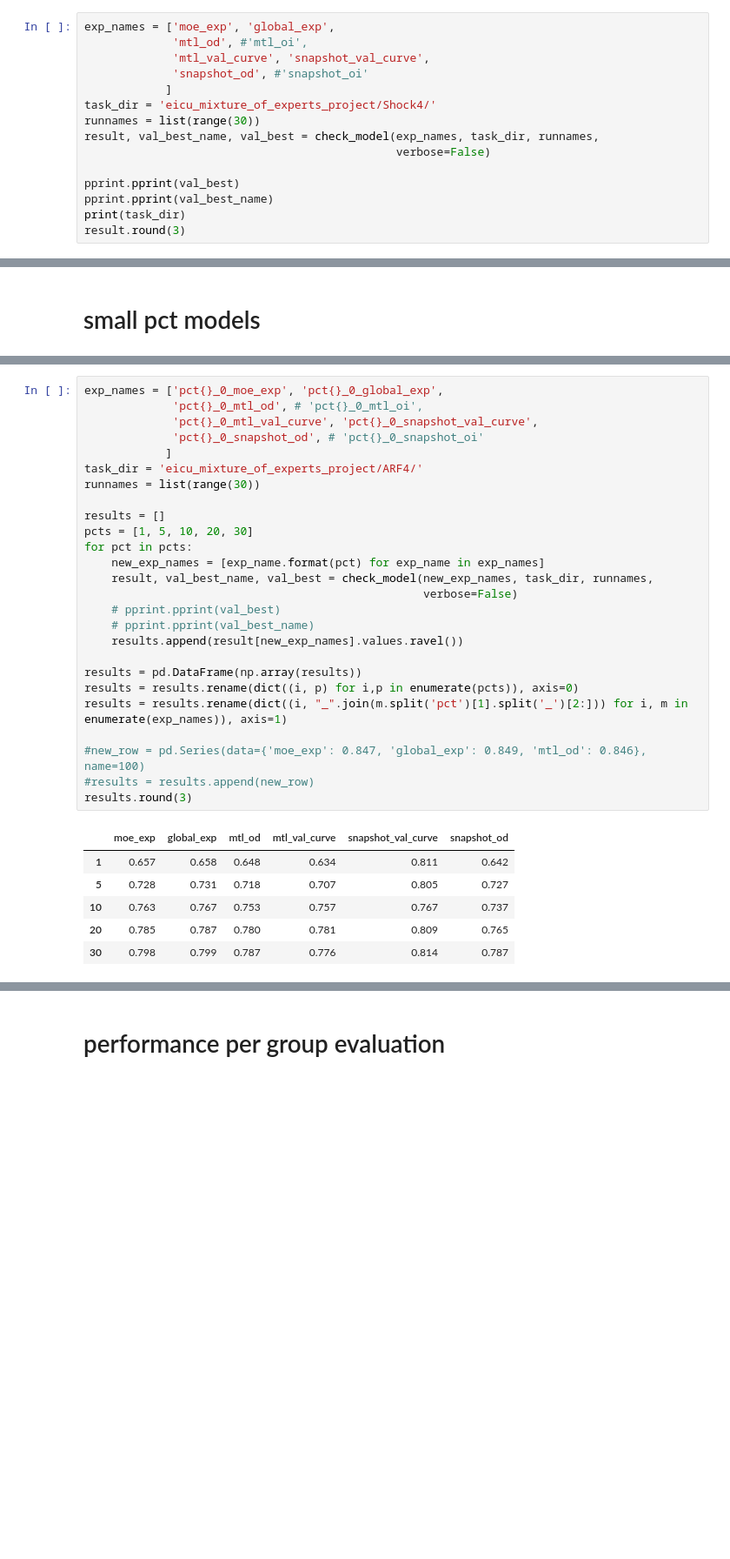
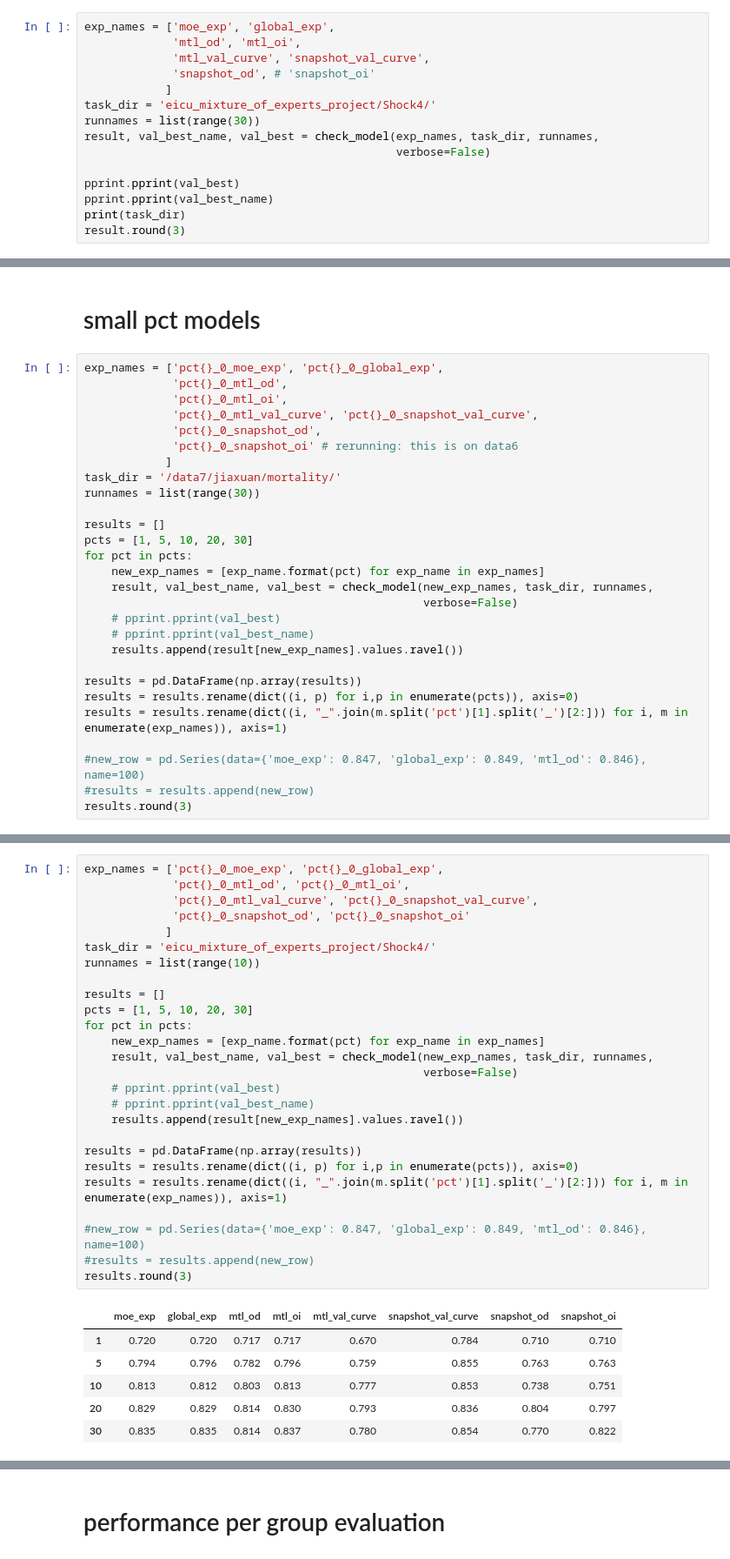
Before and after one commit to nathanwang000/mixture_of_experts_project, a Jupyter notebook: inspect_result.ipynb, the cells around one changed output, grey strips where cells are left out. Shown: that part at 87% size. Saved outputs shown, nothing was run; the diff lists cells and outputs as text; blank space fills up the shorter version.

```diff
--- a/inspect_result.ipynb
+++ b/inspect_result.ipynb
@@ -161,9 +161,9 @@ eicu_mixture_of_experts_project/ARF4/
 | micro auc | 0.825 | 0.824 | 0.809 | 0.817 | 0.809 | 0.805 | 0.807 | 0.771 |
 # %%
 exp_names = ['moe_exp', 'global_exp',
-             'mtl_od', #'mtl_oi',
+             'mtl_od', 'mtl_oi',
              'mtl_val_curve', 'snapshot_val_curve',
-             'snapshot_od', #'snapshot_oi'
+             'snapshot_od', # 'snapshot_oi'
             ]
 task_dir = 'eicu_mixture_of_experts_project/Shock4/'
 runnames = list(range(30))
@@ -193,2 +195,30 @@ eicu_mixture_of_experts_project/Shock4/
 # %% [markdown]
 # small pct models
+# %%
+exp_names = ['pct{}_0_moe_exp', 'pct{}_0_global_exp',
+             'pct{}_0_mtl_od',
+             'pct{}_0_mtl_oi',
+             'pct{}_0_mtl_val_curve', 'pct{}_0_snapshot_val_curve',
+             'pct{}_0_snapshot_od',
+             'pct{}_0_snapshot_oi' # rerunning: this is on data6
+            ]
+task_dir = '/data7/jiaxuan/mortality/'
+runnames = list(range(30))
+
+results = []
+pcts = [1, 5, 10, 20, 30]
+for pct in pcts:
+    new_exp_names = [exp_name.format(pct) for exp_name in exp_names]
+    result, val_best_name, val_best = check_model(new_exp_names, task_dir, runnames,
+                                                  verbose=False)
+    # pprint.pprint(val_best)
+    # pprint.pprint(val_best_name)
+    results.append(result[new_exp_names].values.ravel())
+
+results = pd.DataFrame(np.array(results))
+results = results.rename(dict((i, p) for i,p in enumerate(pcts)), axis=0)
+results = results.rename(dict((i, "_".join(m.split('pct')[1].split('_')[2:])) for i, m in enumerate(exp_names)), axis=1)
+
+#new_row = pd.Series(data={'moe_exp': 0.847, 'global_exp': 0.849, 'mtl_od': 0.846}, name=100)
+#results = results.append(new_row)
+results.round(3)
@@ -246,33 +283,33 @@ plt.show()
 # %%
 exp_names = ['pct{}_0_moe_exp', 'pct{}_0_global_exp',
-             'pct{}_0_mtl_od', # 'pct{}_0_mtl_oi',
+             'pct{}_0_mtl_od', 'pct{}_0_mtl_oi',
              'pct{}_0_mtl_val_curve', 'pct{}_0_snapshot_val_curve',
-             'pct{}_0_snapshot_od', # 'pct{}_0_snapshot_oi'
+             'pct{}_0_snapshot_od', 'pct{}_0_snapshot_oi'
             ]
-task_dir = 'eicu_mixture_of_experts_project/ARF4/'
-runnames = list(range(30))
+task_dir = 'eicu_mixture_of_experts_project/Shock4/'
+runnames = list(range(10))
 
 results = []
 pcts = [1, 5, 10, 20, 30]
 for pct in pcts:
     new_exp_names = [exp_name.format(pct) for exp_name in exp_names]
     result, val_best_name, val_best = check_model(new_exp_names, task_dir, runnames,
                                                   verbose=False)
     # pprint.pprint(val_best)
     # pprint.pprint(val_best_name)
     results.append(result[new_exp_names].values.ravel())
 
 results = pd.DataFrame(np.array(results))
 results = results.rename(dict((i, p) for i,p in enumerate(pcts)), axis=0)
 results = results.rename(dict((i, "_".join(m.split('pct')[1].split('_')[2:])) for i, m in enumerate(exp_names)), axis=1)
 
 #new_row = pd.Series(data={'moe_exp': 0.847, 'global_exp': 0.849, 'mtl_od': 0.846}, name=100)
 #results = results.append(new_row)
 results.round(3)
 # %% [output]
-|  | moe_exp | global_exp | mtl_od | mtl_val_curve | snapshot_val_curve | snapshot_od |
-| 1 | 0.657 | 0.658 | 0.648 | 0.634 | 0.811 | 0.642 |
-| 5 | 0.728 | 0.731 | 0.718 | 0.707 | 0.805 | 0.727 |
-| 10 | 0.763 | 0.767 | 0.753 | 0.757 | 0.767 | 0.737 |
-| 20 | 0.785 | 0.787 | 0.780 | 0.781 | 0.809 | 0.765 |
-| 30 | 0.798 | 0.799 | 0.787 | 0.776 | 0.814 | 0.787 |
+|  | moe_exp | global_exp | mtl_od | mtl_oi | mtl_val_curve | snapshot_val_curve | snapshot_od | snapshot_oi |
+| 1 | 0.720 | 0.720 | 0.717 | 0.717 | 0.670 | 0.784 | 0.710 | 0.710 |
+| 5 | 0.794 | 0.796 | 0.782 | 0.796 | 0.759 | 0.855 | 0.763 | 0.763 |
+| 10 | 0.813 | 0.812 | 0.803 | 0.813 | 0.777 | 0.853 | 0.738 | 0.751 |
+| 20 | 0.829 | 0.829 | 0.814 | 0.830 | 0.793 | 0.836 | 0.804 | 0.797 |
+| 30 | 0.835 | 0.835 | 0.814 | 0.837 | 0.780 | 0.854 | 0.770 | 0.822 |
```
Also changed, not shown: parts of 18 cells of this notebook, 1 other file.
